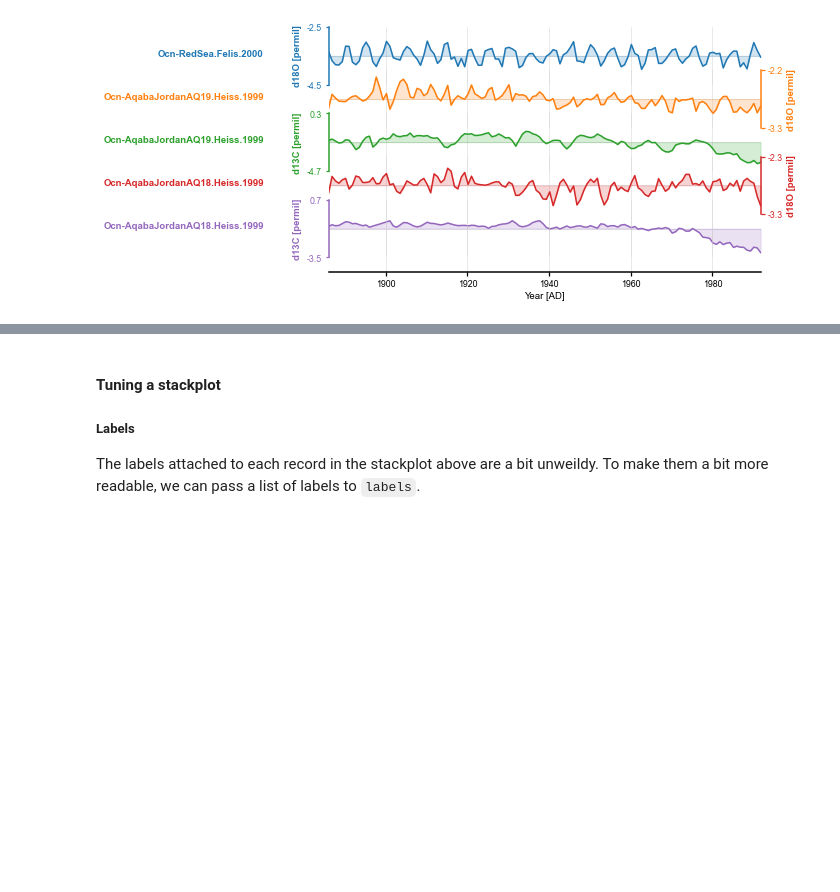
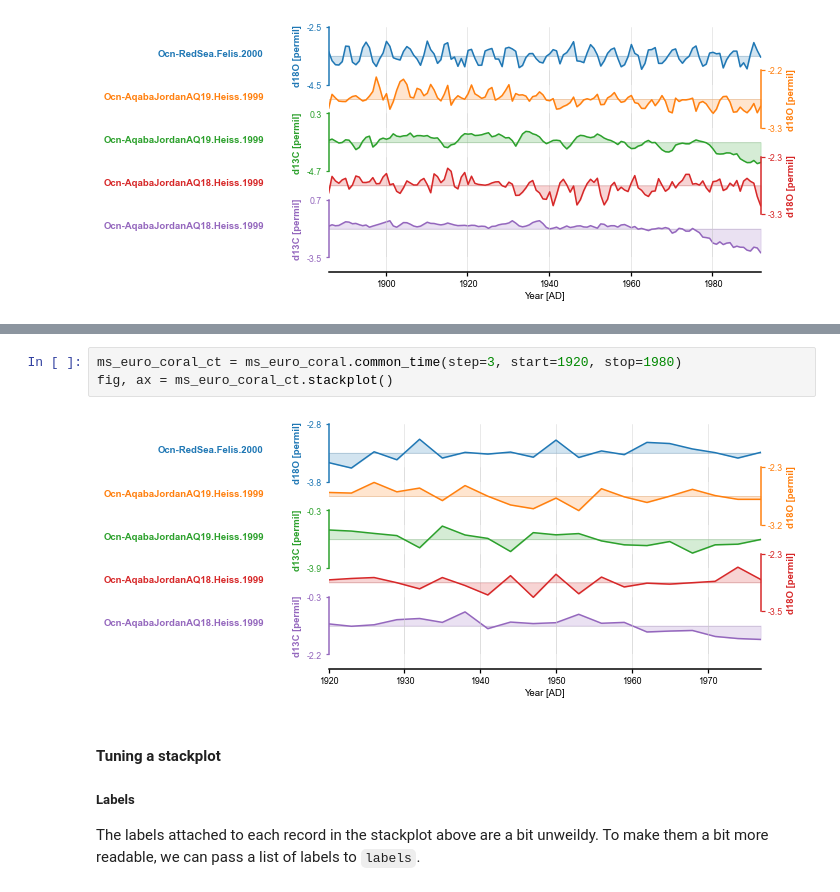
Before and after one commit to LinkedEarth/PyleoTutorials, a Jupyter notebook: notebooks/basic_MSES_manipulation.ipynb, the cells around one changed output, grey strips where cells are left out. Saved outputs shown, nothing was run; the diff lists cells and outputs as text; blank space fills up the shorter version.

```diff
--- a/notebooks/basic_MSES_manipulation.ipynb
+++ b/notebooks/basic_MSES_manipulation.ipynb
@@ -162,3 +153,8 @@ By default, `.common_time()` interpolates and infers spacing from the records in
+# %%
+ms_euro_coral_ct = ms_euro_coral.common_time(step=3, start=1920, stop=1980)
+fig, ax = ms_euro_coral_ct.stackplot()
+# %% [output]
+[figure, added]
 # %% [markdown]
 #### Tuning a stackplot
 ##### Labels
```
Also changed, not shown: parts of 35 cells of this notebook.
